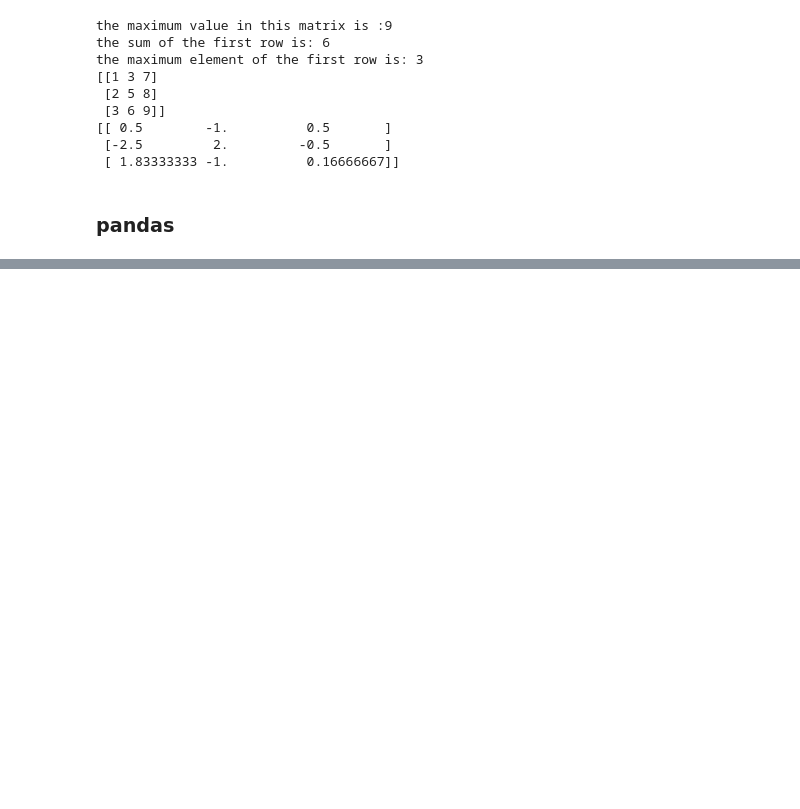
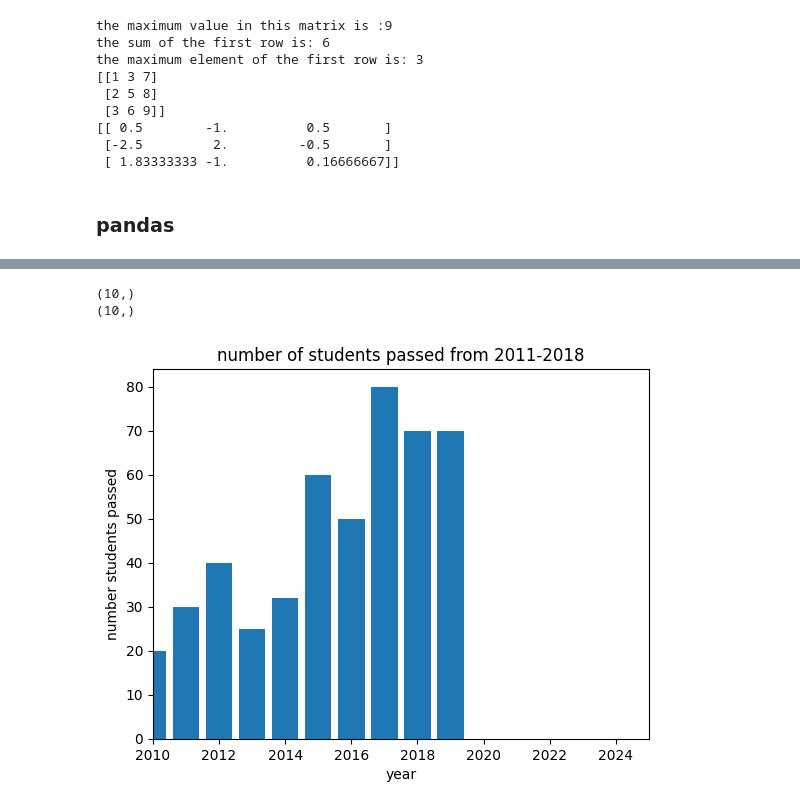
Before and after one commit to Hayelomgebreyesus/Statistical-Machine-Learning, a Jupyter notebook: introduction.ipynb, the cells around one changed output, grey strips where cells are left out. Drawn from its saved outputs; the diff is of its cells as text; code cells hidden in the pictures; blank space fills up the shorter version.

```diff
--- a/introduction.ipynb
+++ b/introduction.ipynb
@@ -86,0 +125,16 @@ the maximum element of the first row is: 3
+# %%
+num_students_passed=np.array([20,30,40,25,32,60,50,80,70,70])
+print(np.shape(num_students_passed))
+year=np.array([2010,2011,2012,2013,2014,2015,2016,2017,2018,2019])
+print(np.shape(year))
+plt.bar(year,num_students_passed)
+plt.title("number of students passed from 2011-2018")
+plt.xlim(2010, 2025)
+
+plt.xlabel("year")
+plt.ylabel("number students passed")
+plt.show()
+# %% [output]
+(10,)
+(10,)
+[figure, added]
```
Also changed, not shown: parts of 3 cells of this notebook.
